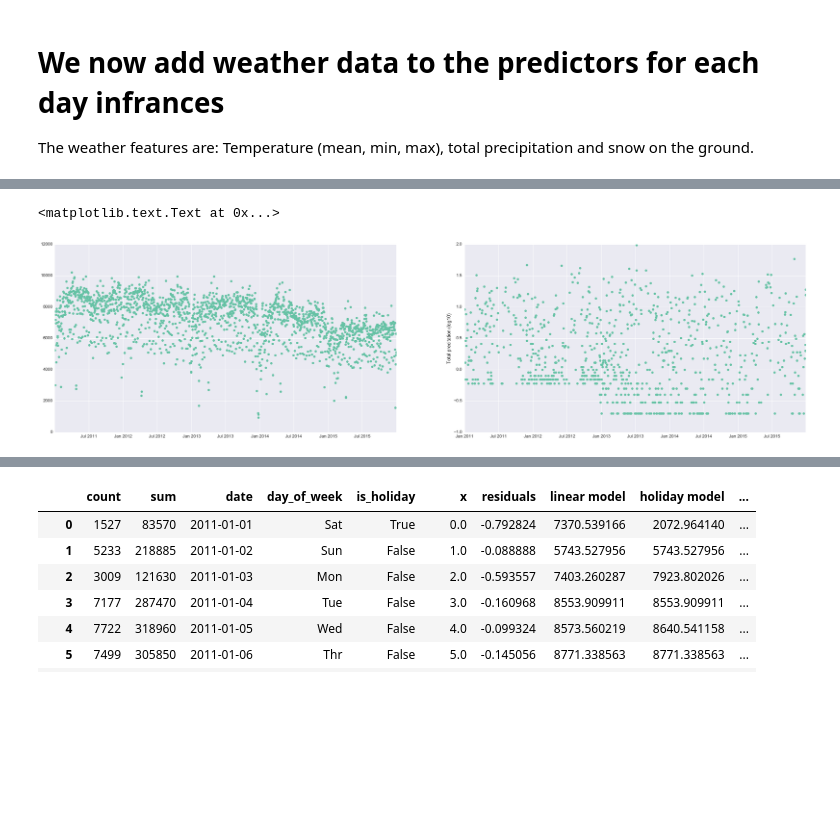
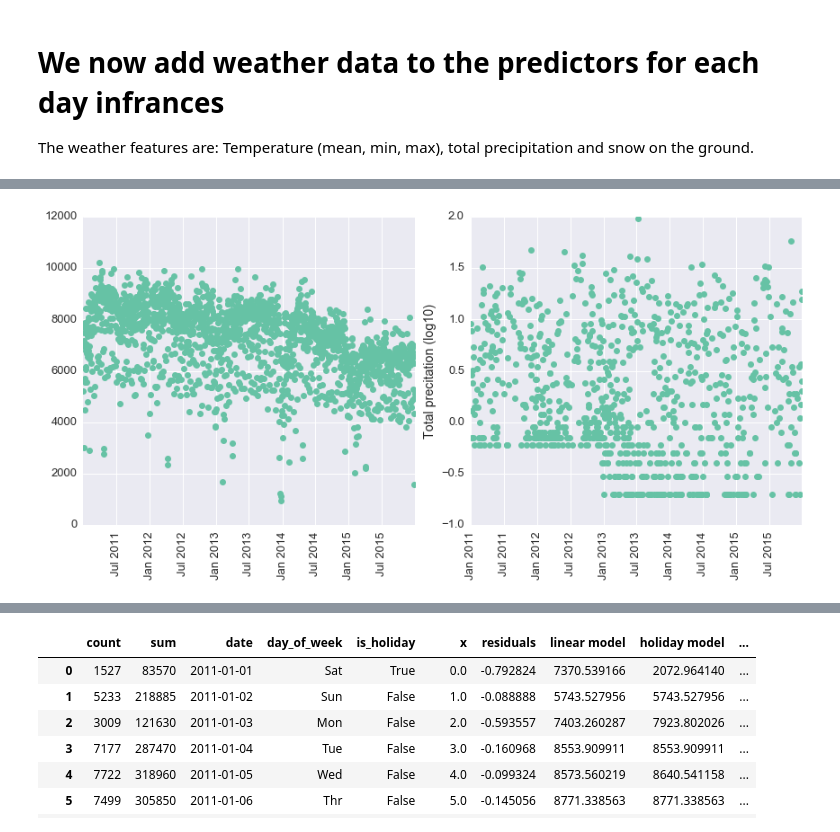
Before and after one commit to ppontem/hackondata, a Jupyter notebook: notebooks/Visualizations_and_weather.ipynb, the cells around one changed output, grey strips where cells are left out. Saved outputs shown, nothing was run; the diff lists cells and outputs as text; code cells hidden in the pictures; blank space fills up the shorter version.

```diff
--- a/notebooks/Visualizations_and_weather.ipynb
+++ b/notebooks/Visualizations_and_weather.ipynb
@@ -116,12 +127,16 @@ plt.ylabel("Mean Temperature")
 # %%
 dd=2
-plt.figure(figsize=(40, 2*5))
+plt.figure(figsize=(2*6, 6))
 plt.subplot2grid((1,dd), (0,0))
 plt.plot(d_fines_r.date, d_fines_r["count"], 'o')
+plt.xticks(rotation="vertical")
+plt.tight_layout()
 plt.subplot2grid((1,dd), (0,1))
 plt.plot(d_weath_r.date, np.log10(d_weath_r.TotalPrecip), 'o')
+plt.xticks(rotation="vertical")
+plt.tight_layout()
 plt.ylabel("Total precitation (log10)")
+plt.tight_layout()
 # %% [output]
-<matplotlib.text.Text at 0x...>
-[figure, old version]
+[figure, new version]
 # %%
```
Also changed, not shown: parts of 11 cells of this notebook.
